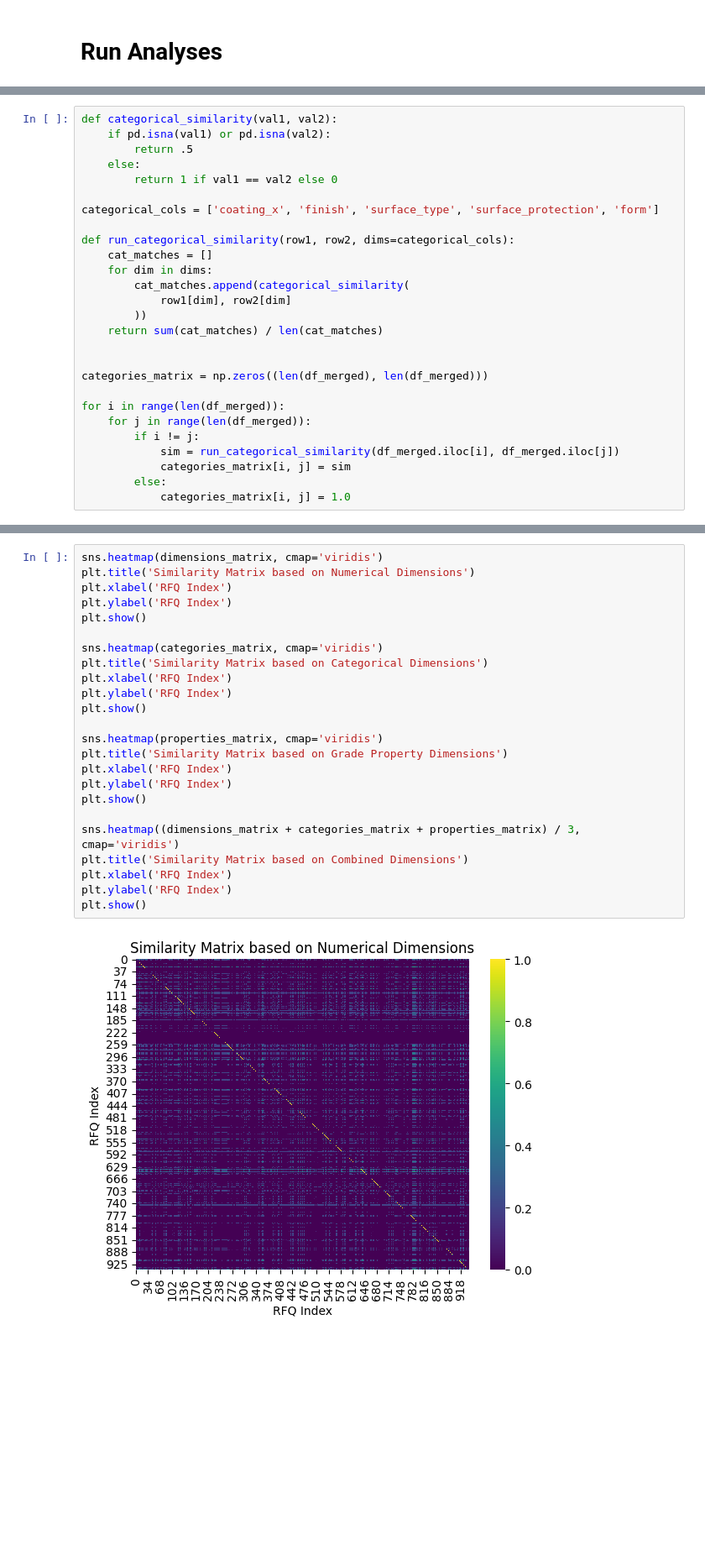
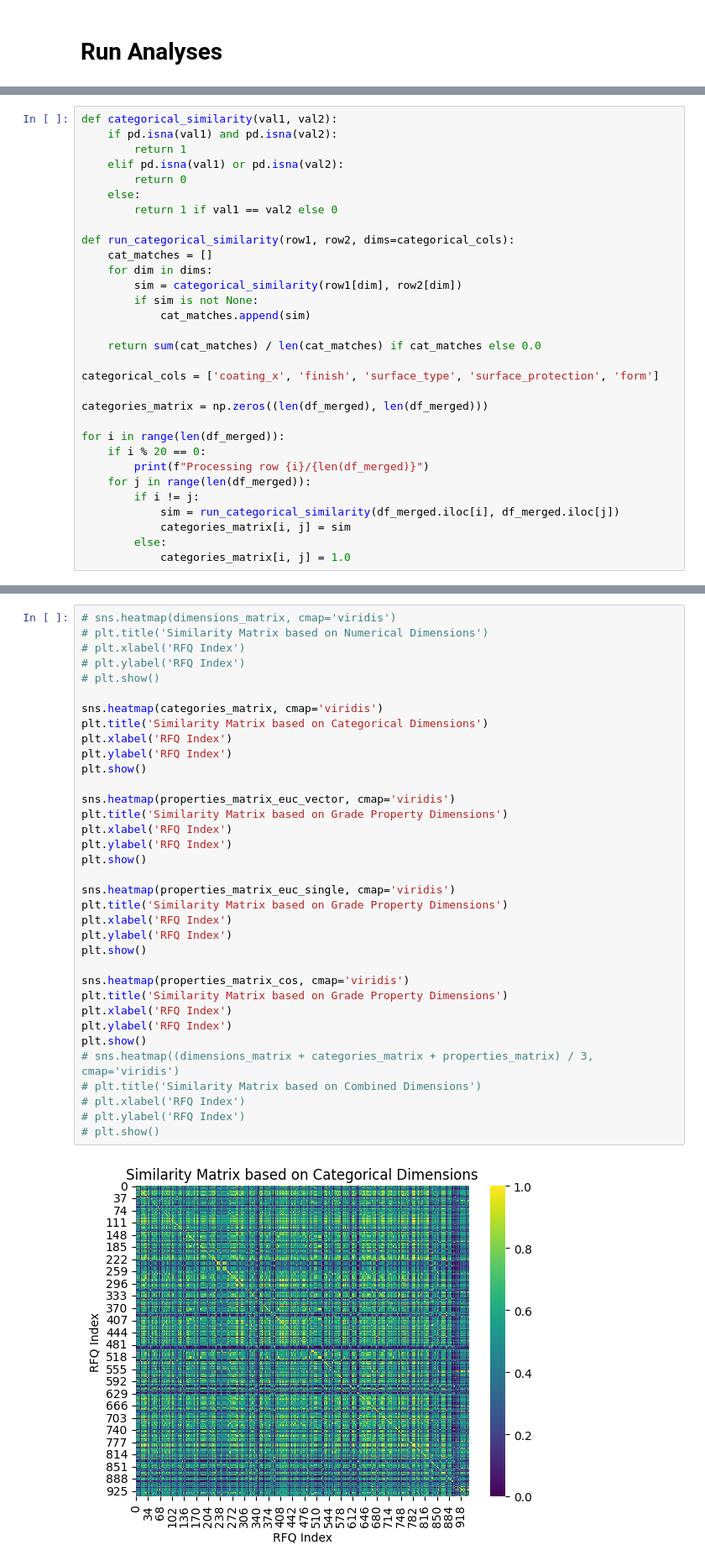
Before and after one commit to DavidePanza/VanillaSteel_CaseStudy, a Jupyter notebook: sandbox2.ipynb, the cells around one changed output, grey strips where cells are left out. Shown at 84% size. Cells and saved outputs as stored; diff of their text form; blank space fills up the shorter version.

```diff
--- a/sandbox2.ipynb
+++ b/sandbox2.ipynb
@@ -479,24 +443,28 @@ for i in range(len(df_merged)):
 # %%
 def categorical_similarity(val1, val2):
-    if pd.isna(val1) or pd.isna(val2):
-        return .5
+    if pd.isna(val1) and pd.isna(val2):
+        return 1
+    elif pd.isna(val1) or pd.isna(val2):
+        return 0
     else:
         return 1 if val1 == val2 else 0
-
-categorical_cols = ['coating_x', 'finish', 'surface_type', 'surface_protection', 'form']
 
 def run_categorical_similarity(row1, row2, dims=categorical_cols):
     cat_matches = []
     for dim in dims:
-        cat_matches.append(categorical_similarity(
-            row1[dim], row2[dim]
-        ))
-    return sum(cat_matches) / len(cat_matches)
+        sim = categorical_similarity(row1[dim], row2[dim])
+        if sim is not None:
+            cat_matches.append(sim)
 
+    return sum(cat_matches) / len(cat_matches) if cat_matches else 0.0
+
+categorical_cols = ['coating_x', 'finish', 'surface_type', 'surface_protection', 'form']
 
 categories_matrix = np.zeros((len(df_merged), len(df_merged)))
 
 for i in range(len(df_merged)):
+    if i % 20 == 0:
+        print(f"Processing row {i}/{len(df_merged)}")
     for j in range(len(df_merged)):
         if i != j:
             sim = run_categorical_similarity(df_merged.iloc[i], df_merged.iloc[j])
@@ -553,28 +547,39 @@ array([[1.        , 0.2       , 0.30869565, ..., 0.10526316, 0.1       ,
        [0.        , 0.        , 0.        , ..., 0.        , 0.        ,
         1.        ]], shape=(50, 50))
 # %%
-sns.heatmap(dimensions_matrix, cmap='viridis')
-plt.title('Similarity Matrix based on Numerical Dimensions')
-plt.xlabel('RFQ Index')
-plt.ylabel('RFQ Index')
-plt.show()
+# sns.heatmap(dimensions_matrix, cmap='viridis')
+# plt.title('Similarity Matrix based on Numerical Dimensions')
+# plt.xlabel('RFQ Index')
+# plt.ylabel('RFQ Index')
+# plt.show()
 
 sns.heatmap(categories_matrix, cmap='viridis')
 plt.title('Similarity Matrix based on Categorical Dimensions')
 plt.xlabel('RFQ Index')
 plt.ylabel('RFQ Index')
 plt.show()
 
-sns.heatmap(properties_matrix, cmap='viridis')
+sns.heatmap(properties_matrix_euc_vector, cmap='viridis')
 plt.title('Similarity Matrix based on Grade Property Dimensions')
 plt.xlabel('RFQ Index')
 plt.ylabel('RFQ Index')
 plt.show()
 
-sns.heatmap((dimensions_matrix + categories_matrix + properties_matrix) / 3, cmap='viridis')
-plt.title('Similarity Matrix based on Combined Dimensions')
+sns.heatmap(properties_matrix_euc_single, cmap='viridis')
+plt.title('Similarity Matrix based on Grade Property Dimensions')
 plt.xlabel('RFQ Index')
 plt.ylabel('RFQ Index')
 plt.show()
+
+sns.heatmap(properties_matrix_cos, cmap='viridis')
+plt.title('Similarity Matrix based on Grade Property Dimensions')
+plt.xlabel('RFQ Index')
+plt.ylabel('RFQ Index')
+plt.show()
+# sns.heatmap((dimensions_matrix + categories_matrix + properties_matrix) / 3, cmap='viridis')
+# plt.title('Similarity Matrix based on Combined Dimensions')
+# plt.xlabel('RFQ Index')
+# plt.ylabel('RFQ Index')
+# plt.show()
 # %% [output]
-[figure, old version]
+[figure, new version]
```
Also changed, not shown: parts of 28 cells of this notebook.
